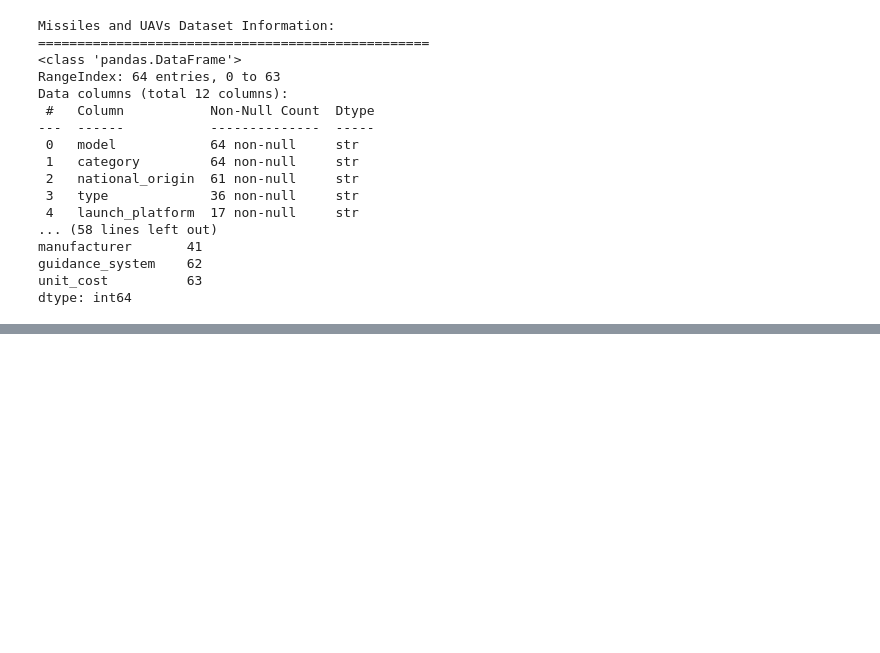
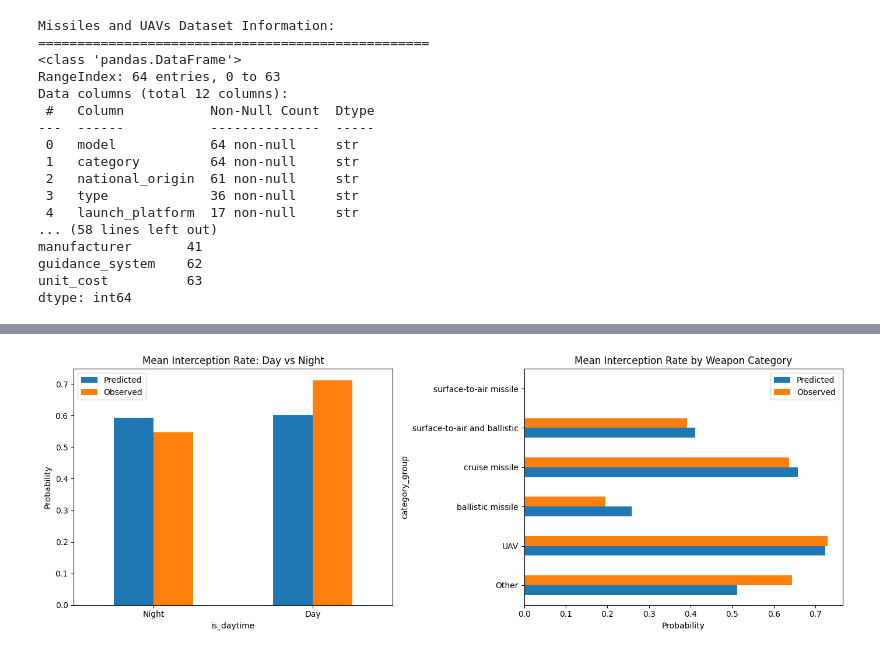
Before and after one commit to ajsween/aii-600-midterm, a Jupyter notebook: aii-600-midterm-ukraine-attack-analysis.ipynb, the cells around one changed output, grey strips where cells are left out. Saved outputs shown, nothing was run; the diff lists cells and outputs as text; code cells hidden in the pictures; blank space fills up the shorter version.

Commit message:
Add updated analysis notebook and sun cache data

```diff
--- a/aii-600-midterm-ukraine-attack-analysis.ipynb
+++ b/aii-600-midterm-ukraine-attack-analysis.ipynb
@@ -144,0 +517,14 @@ dtype: int64
+# %%
+# Model 3: Full model – Model group + Category + Day/Night
+print('='*70)
+print('MODEL 3: Full model – Model group + Category + Day/Night')
+print('='*70)
+model3 = smf.glm(
+    'destroyed + not_destroyed ~ C(model_group) + C(category_group) + is_daytime',
+    data=glm_df,
+    family=sm.families.Binomial()
+).fit()
+print(model3.summary())
+
+print(f'\nAIC: {model3.aic:.2f}')
+print(f'Deviance: {model3.deviance:.2f}')
@@ -144,0 +592,34 @@ dtype: int64
+# %%
+# -------------------------------------------------------------------
+# Predicted interception probability vs observed – visual check
+# -------------------------------------------------------------------
+glm_df['predicted_prob'] = best_model[0].predict(glm_df)
+glm_df['observed_rate']  = glm_df['destroyed'] / glm_df['launched']
+
+fig, axes = plt.subplots(1, 2, figsize=(14, 5))
+
+# -- Panel A: by day/night --
+day_night_pred = glm_df.groupby('is_daytime').agg(
+    mean_predicted=('predicted_prob', 'mean'),
+    mean_observed=('observed_rate', 'mean')
+)
+day_night_pred.index = day_night_pred.index.map({0: 'Night', 1: 'Day'})
+day_night_pred.plot.bar(ax=axes[0], rot=0, color=['#1f77b4', '#ff7f0e'])
+axes[0].set_title('Mean Interception Rate: Day vs Night')
+axes[0].set_ylabel('Probability')
+axes[0].legend(['Predicted', 'Observed'])
+
+# -- Panel B: by weapon category --
+cat_pred = glm_df.groupby('category_group').agg(
+    mean_predicted=('predicted_prob', 'mean'),
+    mean_observed=('observed_rate', 'mean')
+)
+cat_pred.plot.barh(ax=axes[1], color=['#1f77b4', '#ff7f0e'])
+axes[1].set_title('Mean Interception Rate by Weapon Category')
+axes[1].set_xlabel('Probability')
+axes[1].legend(['Predicted', 'Observed'])
+
+plt.tight_layout()
+plt.show()
+# %% [output]
+[figure, added]
```
Also changed, not shown: parts of 13 cells of this notebook, 1 other file.
